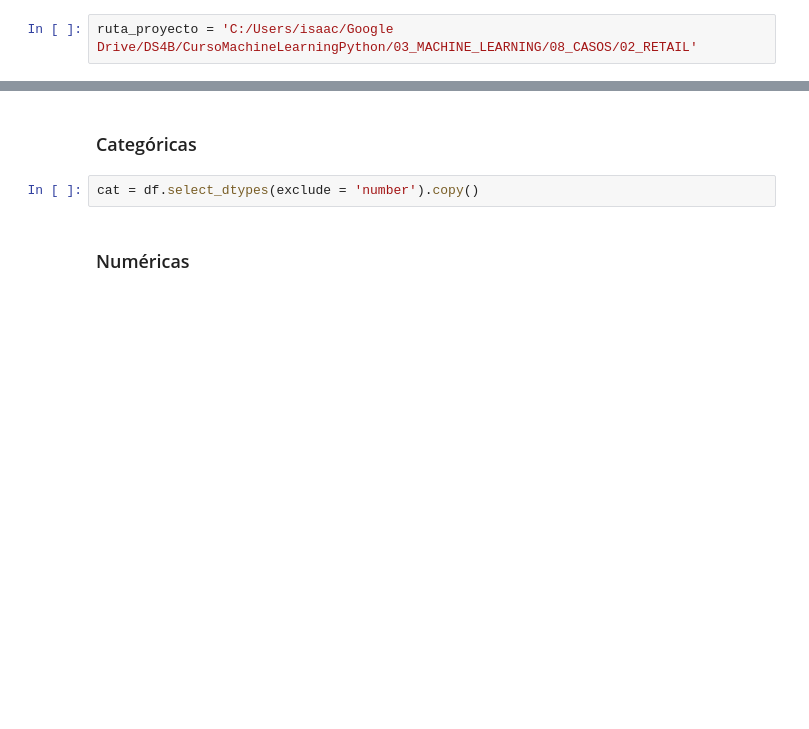
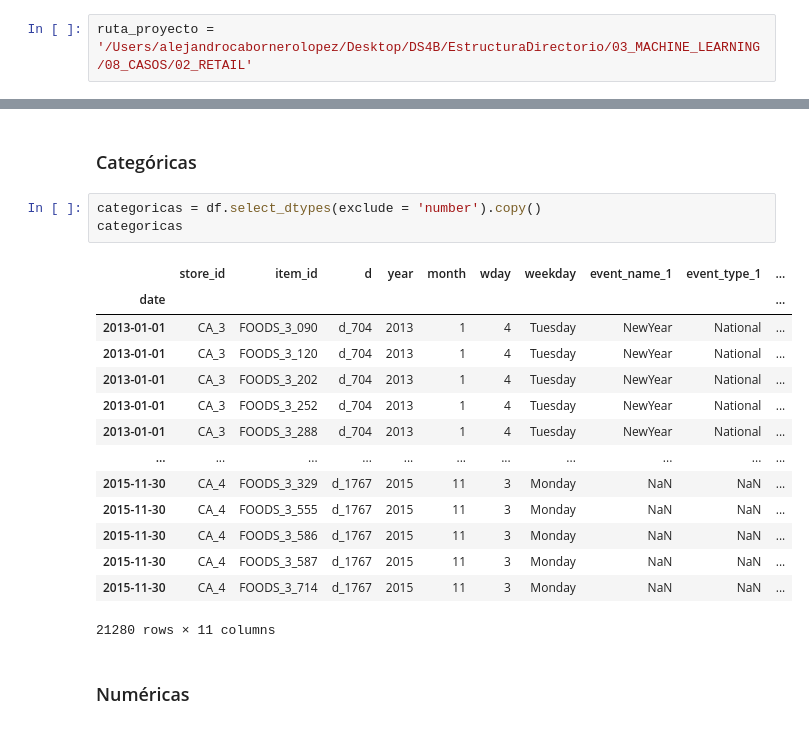
Before and after one commit to AlexCaborneroLopez/Retail, a Jupyter notebook: 03_Notebooks/02_Desarrollo/02_Calidad de Datos.ipynb, the cells around one changed output, grey strips where cells are left out. Saved outputs shown, nothing was run; the diff lists cells and outputs as text; blank space fills up the shorter version.

```diff
--- a/03_Notebooks/02_Desarrollo/02_Calidad de Datos.ipynb
+++ b/03_Notebooks/02_Desarrollo/02_Calidad de Datos.ipynb
@@ -14,7 +14,7 @@ from janitor import clean_names
 # %% [markdown]
 Sustituir la ruta del proyecto.
 # %%
-ruta_proyecto = 'C:/Users/isaac/Google Drive/DS4B/CursoMachineLearningPython/03_MACHINE_LEARNING/08_CASOS/02_RETAIL'
+ruta_proyecto = '/Users/alejandrocabornerolopez/Desktop/DS4B/EstructuraDirectorio/03_MACHINE_LEARNING/08_CASOS/02_RETAIL'
 # %% [markdown]
 Sustituir el nombre_fichero_datos.
 # %%
@@ -161,7 +181,23 @@ df.duplicated().sum()
 # %% [markdown]
 ### Categóricas
 # %%
-cat = df.select_dtypes(exclude = 'number').copy()
+categoricas = df.select_dtypes(exclude = 'number').copy()
+categoricas
+# %% [output]
+|  | store_id | item_id | d | year | month | wday | weekday | event_name_1 | event_type_1 | ... |
+| date |  |  |  |  |  |  |  |  |  | ... |
+| 2013-01-01 | CA_3 | FOODS_3_090 | d_704 | 2013 | 1 | 4 | Tuesday | NewYear | National | ... |
+| 2013-01-01 | CA_3 | FOODS_3_120 | d_704 | 2013 | 1 | 4 | Tuesday | NewYear | National | ... |
+| 2013-01-01 | CA_3 | FOODS_3_202 | d_704 | 2013 | 1 | 4 | Tuesday | NewYear | National | ... |
+| 2013-01-01 | CA_3 | FOODS_3_252 | d_704 | 2013 | 1 | 4 | Tuesday | NewYear | National | ... |
+| 2013-01-01 | CA_3 | FOODS_3_288 | d_704 | 2013 | 1 | 4 | Tuesday | NewYear | National | ... |
+| ... | ... | ... | ... | ... | ... | ... | ... | ... | ... | ... |
+| 2015-11-30 | CA_4 | FOODS_3_329 | d_1767 | 2015 | 11 | 3 | Monday | NaN | NaN | ... |
+| 2015-11-30 | CA_4 | FOODS_3_555 | d_1767 | 2015 | 11 | 3 | Monday | NaN | NaN | ... |
+| 2015-11-30 | CA_4 | FOODS_3_586 | d_1767 | 2015 | 11 | 3 | Monday | NaN | NaN | ... |
+| 2015-11-30 | CA_4 | FOODS_3_587 | d_1767 | 2015 | 11 | 3 | Monday | NaN | NaN | ... |
+| 2015-11-30 | CA_4 | FOODS_3_714 | d_1767 | 2015 | 11 | 3 | Monday | NaN | NaN | ... |
+21280 rows × 11 columns
 # %% [markdown]
 ### Numéricas
 # %%
```
Also changed, not shown: parts of 25 cells of this notebook.
